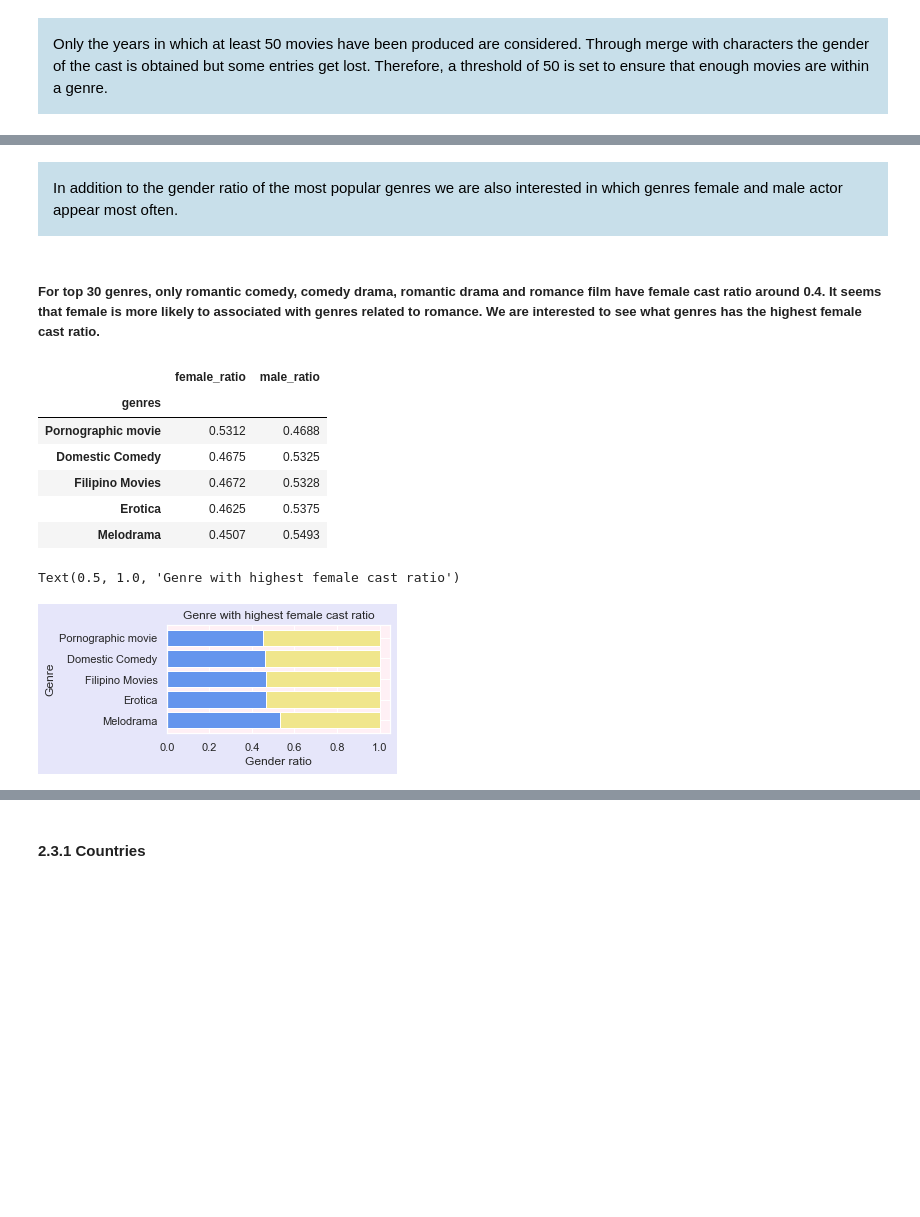
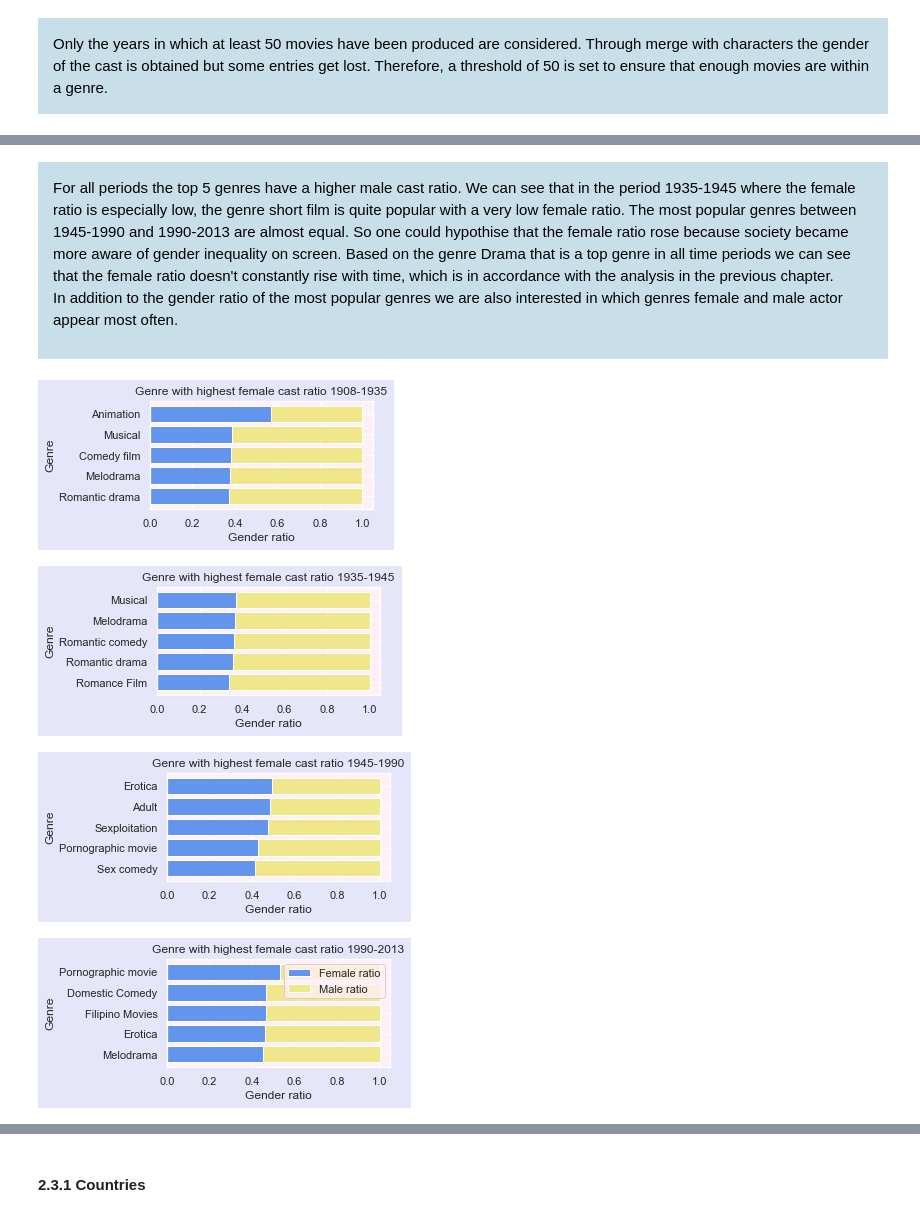
Before and after one commit to epfl-ada/ada-2022-project-yiyisoda, a Jupyter notebook: supporting_notebook.ipynb, the cells around one changed output, grey strips where cells are left out. Saved outputs shown, nothing was run; the diff lists cells and outputs as text; code cells hidden in the pictures; blank space fills up the shorter version.

```diff
--- a/supporting_notebook.ipynb
+++ b/supporting_notebook.ipynb
@@ -132,6 +132,7 @@ def genderratio_domain(df, domain, threshold,characters, gender):
         # Extract genres that has actor/ actress
         # Sum the number of male / female actor per genre and calculate female ratio
         gender_genres = character_domain[character_domain[domain].isin(general_genres)][['actor_gender', domain]].groupby(domain).agg('sum')
+        gender_genres = gender_genres.reset_index(level=0)
         # checking for general genre can lead to loss of some data
         if len(gender_genres)>0:
             gender_genres[gender_ratio] = gender_genres['actor_gender'].apply(lambda x: get_gender_ratio(x,gender))
@@ -871,27 +874,27 @@ plt.show()
 # %% [markdown]
 <div class="1.1" style='background-color:#c8dfea; padding:1em;'>
 <span style="color:black">
+For all periods the top 5 genres have a higher male cast ratio. We can see that in the period 1935-1945 where the female ratio is especially low, the genre short film is quite popular with a very low female ratio. The most popular genres between 1945-1990 and 1990-2013 are almost equal. So one could hypothise that the female ratio rose because society became more aware of gender inequality on screen.
+Based on the genre Drama that is a top genre in all time periods we can see that the female ratio doesn't constantly rise with time, which is in accordance with the analysis in the previous chapter.
+
 In addition to the gender ratio of the most popular genres we are also interested in which genres female and male actor appear most often.
-# %% [markdown]
-##### For top 30 genres, only romantic comedy, comedy drama, romantic drama and romance film have female cast ratio around 0.4. It seems that female is more likely to associated with genres related to romance. We are interested to see what genres has the highest female cast ratio.
 # %%
-# get top 5 genres of all movie
-for movie_genres, title in zip((movie_genres_0, movie_genres_1,movie_genres_2,movie_genres_3),('Gender ratio in top 5 genres 1908-1935','Gender ratio in top 5 genres 1935-1945','Gender ratio in top 5 genres 1945-1990','Gender ratio in top 5 genres 1990-2013')):
-    top5_genres = movie_genres['genres'].value_counts()[:5].to_frame().reset_index().rename(columns={"index": "genres", "genres": "counts"})
-
-    character_genres = pd.merge(left = characters, right = movie_genres, left_on = 'wiki_movie_id', right_on = 'wiki_movie_id', how = 'inner')
-    genre_gender = character_genres[character_genres.genres.isin(top5_genres.genres.to_list())][['actor_gender', 'genres']].groupby('genres').agg('sum')
-    genre_gender['female_ratio'] = genre_gender['actor_gender'].apply(lambda x: get_gender_ratio(x, "F"))
-    genre_gender = genre_gender.drop(columns=['actor_gender']).reset_index()
-    genre_gender = pd.merge(left = genre_gender, right = top5_genres, on='genres', how='left')
-    genre_gender = genre_gender.sort_values(by='counts', ascending=False).reset_index()
-    genre_gender['male_ratio'] = 1-genre_gender['female_ratio']
+# get top 5 genres with highest female cast ratio
+for movie_genres, title in zip((movie_genres_0, movie_genres_1,movie_genres_2,movie_genres_3),('Genre with highest female cast ratio 1908-1935','Genre with highest female cast ratio 1935-1945','Genre with highest female cast ratio 1945-1990','Genre with highest female cast ratio 1990-2013')):
+    top_female_genres = genderratio_domain(movie_genres, 'genres', 100, characters, 'F') # obtain df containing genre with highest female ratio
+    top_female_genres['male_ratio'] = 1-top_female_genres['female_ratio']
 
     fig, ax = plt.subplots(figsize=(4, 2))
-    b1 = ax.barh(genre_gender['genres'][::-1], genre_gender['female_ratio'], color="cornflowerblue")
-    b2 = ax.barh(genre_gender['genres'][::-1], genre_gender['male_ratio'],  left= genre_gender['female_ratio'] , color="khaki")
+    top_female_genres_plot = top_female_genres[::-1] # Reverse order because horzontal boxplot plots boxes in reverse order
+    b1 = ax.barh(top_female_genres_plot['genres'], top_female_genres_plot['female_ratio'], color="cornflowerblue")
+    b2 = ax.barh(top_female_genres_plot['genres'], top_female_genres_plot['male_ratio'],  left= top_female_genres_plot['female_ratio'], color="khaki")
     plt.xlabel('Gender ratio')
     plt.ylabel('Genre')
     plt.title(title)
 ax.legend([b1, b2], ["Female ratio", "Male ratio"], loc="upper right")
 plt.show()
+# %% [output]
+[figure, added]
+[figure, added]
+[figure, added]
+[figure, added]
@@ -901,20 +900,0 @@ top_female_genres['male_ratio'] = 1-top_female_genres['female_ratio']
-# %%
-top_female_genres
-# %% [output]
-|  | female_ratio | male_ratio |
-| genres |  |  |
-| Pornographic movie | 0.5312 | 0.4688 |
-| Domestic Comedy | 0.4675 | 0.5325 |
-| Filipino Movies | 0.4672 | 0.5328 |
-| Erotica | 0.4625 | 0.5375 |
-| Melodrama | 0.4507 | 0.5493 |
-# %%
-fig, ax = plt.subplots(figsize=(4, 2))
-b1 = ax.barh(top_female_genres.index[::-1], top_female_genres['female_ratio'], color="cornflowerblue")
-b2 = ax.barh(top_female_genres.index[::-1], top_female_genres['male_ratio'],  left= top_female_genres['female_ratio'] , color="khaki")
-plt.xlabel('Gender ratio')
-plt.ylabel('Genre')
-plt.title("Genre with highest female cast ratio")
-# %% [output]
-Text(0.5, 1.0, 'Genre with highest female cast ratio')
-[figure, removed]
```
Also changed, not shown: parts of 18 cells of this notebook.
